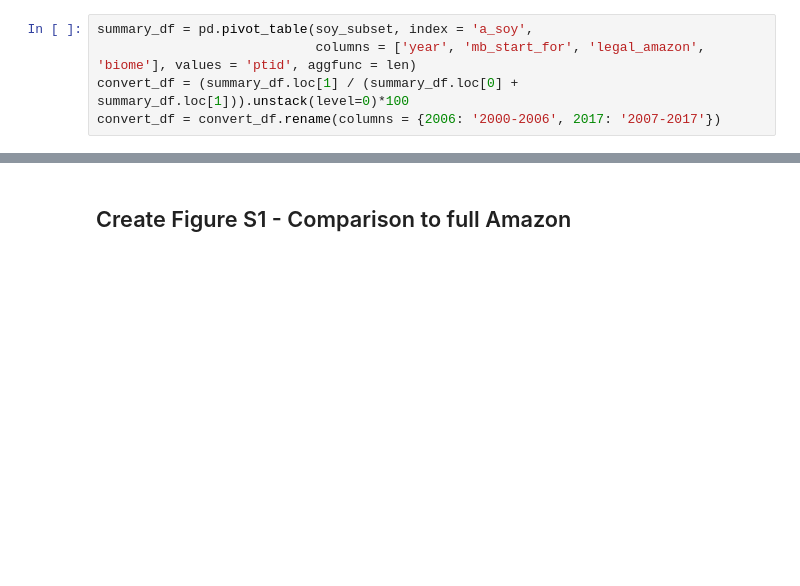
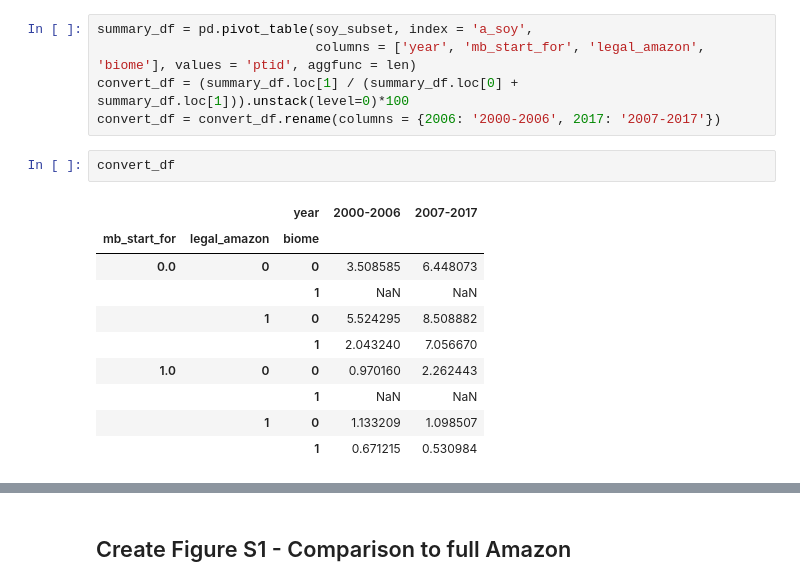
Before and after one commit to rheilmayr/asm, a Jupyter notebook: soym_points_public.ipynb, the cells around one changed output, grey strips where cells are left out. Cells and saved outputs as stored; diff of their text form; blank space fills up the shorter version.

```diff
--- a/soym_points_public.ipynb
+++ b/soym_points_public.ipynb
@@ -171,6 +181,19 @@ summary_df = pd.pivot_table(soy_subset, index = 'a_soy',
                             columns = ['year', 'mb_start_for', 'legal_amazon', 'biome'], values = 'ptid', aggfunc = len)
 convert_df = (summary_df.loc[1] / (summary_df.loc[0] + summary_df.loc[1])).unstack(level=0)*100
 convert_df = convert_df.rename(columns = {2006: '2000-2006', 2017: '2007-2017'})
+# %%
+convert_df
+# %% [output]
+|  |  | year | 2000-2006 | 2007-2017 |
+| mb_start_for | legal_amazon | biome |  |  |
+| 0.0 | 0 | 0 | 3.508585 | 6.448073 |
+|  |  | 1 | NaN | NaN |
+|  | 1 | 0 | 5.524295 | 8.508882 |
+|  |  | 1 | 2.043240 | 7.056670 |
+| 1.0 | 0 | 0 | 0.970160 | 2.262443 |
+|  |  | 1 | NaN | NaN |
+|  | 1 | 0 | 1.133209 | 1.098507 |
+|  |  | 1 | 0.671215 | 0.530984 |
 # %%
 fig, ax = plt.subplots()
 ax.plot(convert_df.loc[(0,0,0)], marker = 'o', linestyle = '--', color = palette['notleg'])
```
Also changed, not shown: parts of 22 cells of this notebook, 2 other files.
